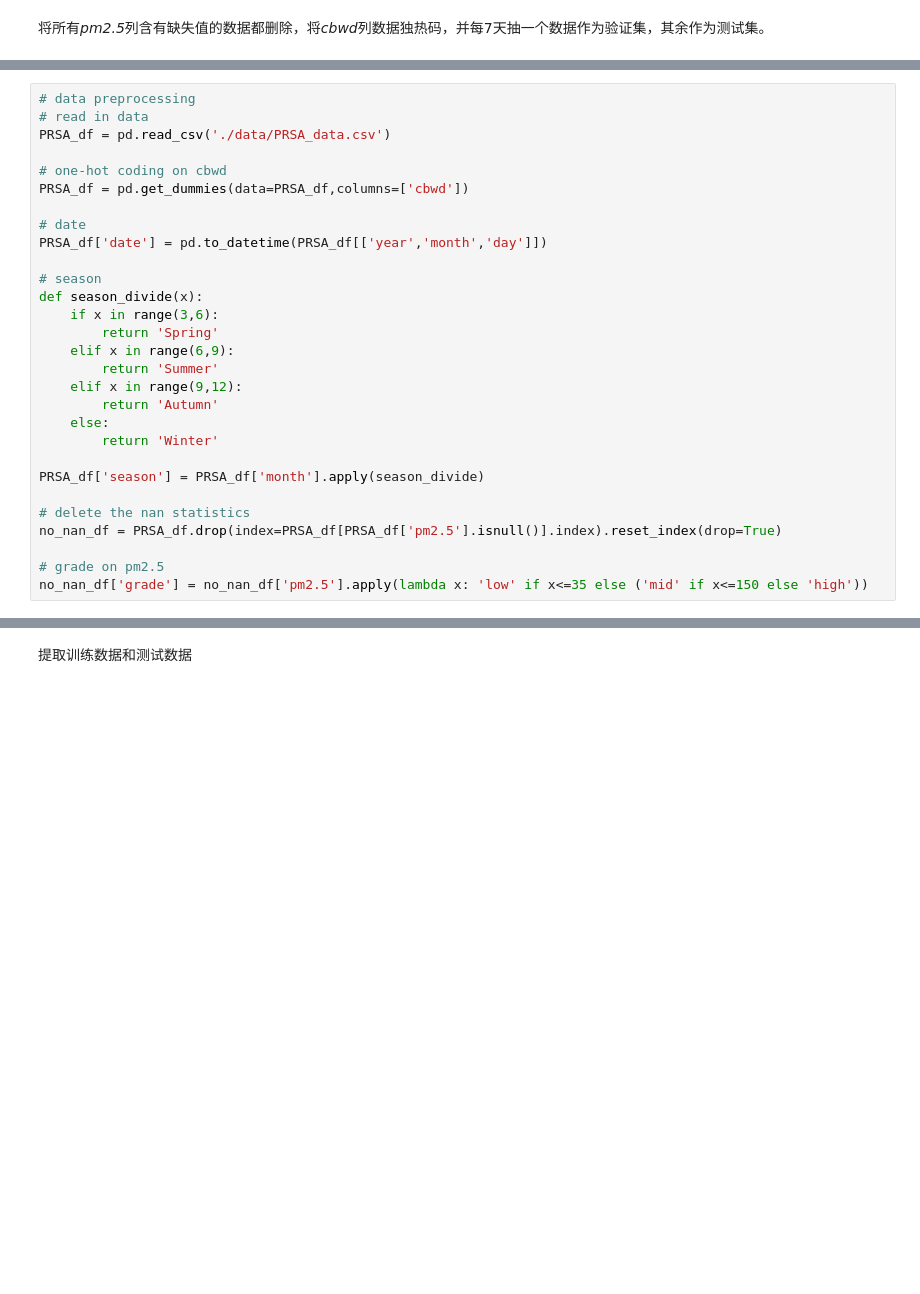
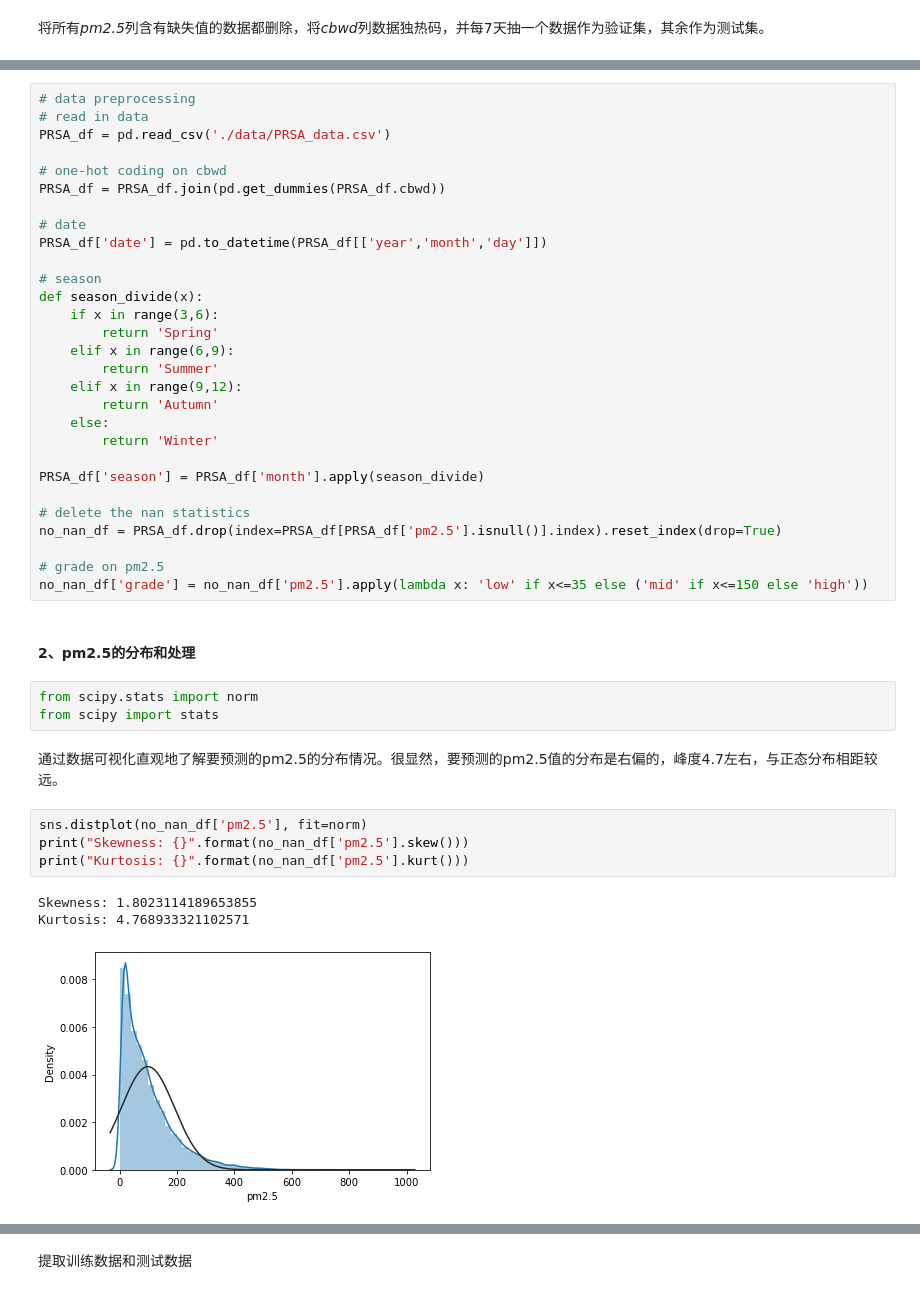
Before and after one commit to Lynchrocket/2022Spring-MA234-Intro_to_Big_Data_Analysis, a Jupyter notebook: project.ipynb, the cells around one changed output, grey strips where cells are left out. Drawn from its saved outputs; the diff is of its cells as text; blank space fills up the shorter version.

```diff
--- a/project.ipynb
+++ b/project.ipynb
@@ -21,7 +23,7 @@ from sklearn.metrics import mean_squared_error, f1_score
 PRSA_df = pd.read_csv('./data/PRSA_data.csv')
 
 # one-hot coding on cbwd
-PRSA_df = pd.get_dummies(data=PRSA_df,columns=['cbwd'])
+PRSA_df = PRSA_df.join(pd.get_dummies(PRSA_df.cbwd))
 
 # date
 PRSA_df['date'] = pd.to_datetime(PRSA_df[['year','month','day']])
@@ -44,3 +46,18 @@ no_nan_df = PRSA_df.drop(index=PRSA_df[PRSA_df['pm2.5'].isnull()].index).reset_i
 
 # grade on pm2.5
 no_nan_df['grade'] = no_nan_df['pm2.5'].apply(lambda x: 'low' if x<=35 else ('mid' if x<=150 else 'high'))
+# %% [markdown]
+#### 2、pm2.5的分布和处理
+# %%
+from scipy.stats import norm
+from scipy import stats
+# %% [markdown]
+通过数据可视化直观地了解要预测的pm2.5的分布情况。很显然，要预测的pm2.5值的分布是右偏的，峰度4.7左右，与正态分布相距较远。
+# %%
+sns.distplot(no_nan_df['pm2.5'], fit=norm)
+print("Skewness: {}".format(no_nan_df['pm2.5'].skew()))
+print("Kurtosis: {}".format(no_nan_df['pm2.5'].kurt()))
+# %% [output]
+Skewness: 1.8023114189653855
+Kurtosis: 4.768933321102571
+[figure, added]
```
Also changed, not shown: parts of 66 cells of this notebook.
